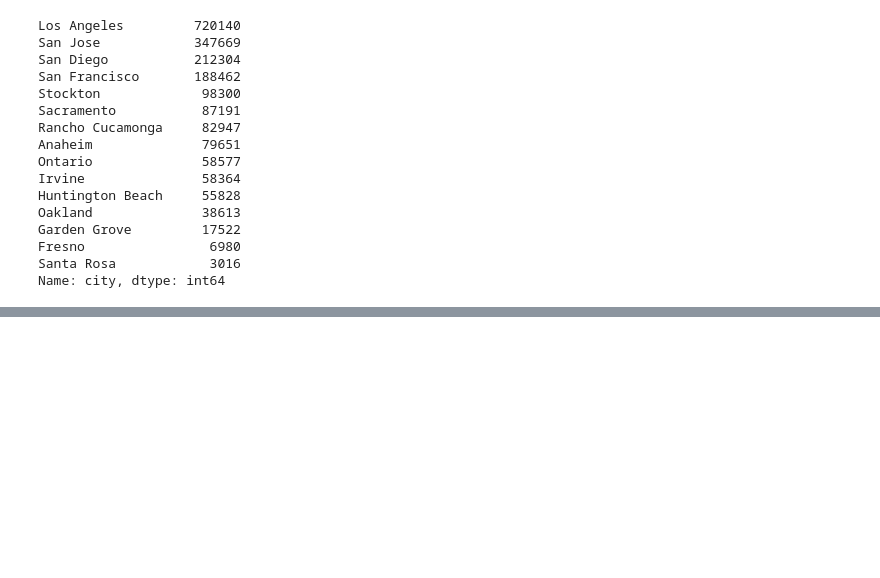
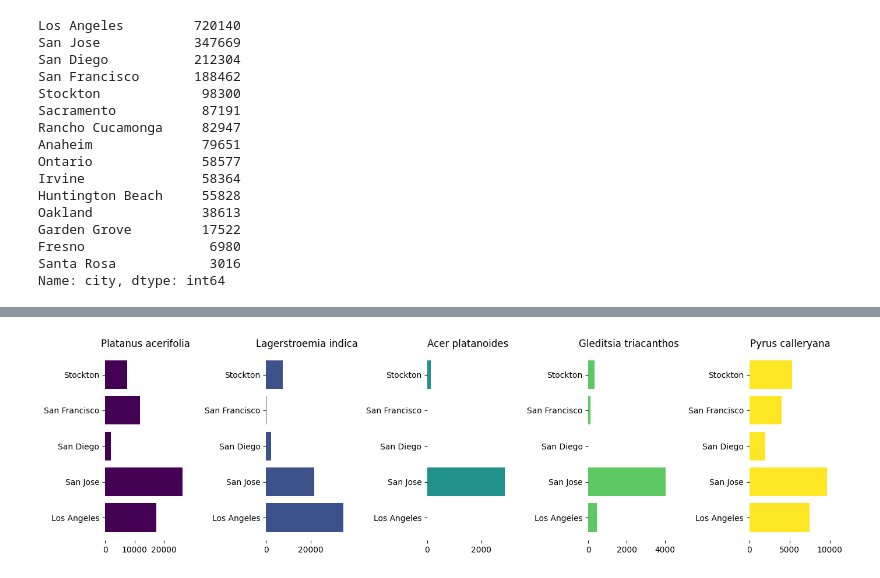
Before and after one commit to VittorioBartolomeoSecondin/DVIS-CAValli_Team, a Jupyter notebook: Untitled0.ipynb, the cells around one changed output, grey strips where cells are left out. Saved outputs shown, nothing was run; the diff lists cells and outputs as text; code cells hidden in the pictures; blank space fills up the shorter version.

```diff
--- a/Untitled0.ipynb
+++ b/Untitled0.ipynb
@@ -149,0 +177,27 @@ plt.show()
+# %%
+fig, axes = plt.subplots(nrows=1, ncols=len(top_species), figsize=(14, 4))
+colors = plt.cm.viridis(np.linspace(0, 1, len(top_species)))
+
+for i, (species, color) in enumerate(zip(top_species, colors)):
+    species_data = top_cities_top_trees[top_cities_top_trees['scientific_name'] == species]
+
+    for j, city in enumerate(top_cities):
+        city_data = species_data[species_data['city'] == city]
+        count = city_data.shape[0]
+
+        # Create a horizontal bar for the current city in the current species
+        ax = axes[i]
+        ax.barh(city, count, label=city, color=color)
+
+    ax.set_title(species)
+    ax.spines['top'].set_visible(False)
+    ax.spines['right'].set_visible(False)
+    ax.spines['left'].set_visible(False)
+    ax.spines['bottom'].set_visible(False)
+
+
+# Adjust the layout and display the plots
+plt.tight_layout()
+plt.show()
+# %% [output]
+[figure, added]
```
Also changed, not shown: parts of 7 cells of this notebook.
